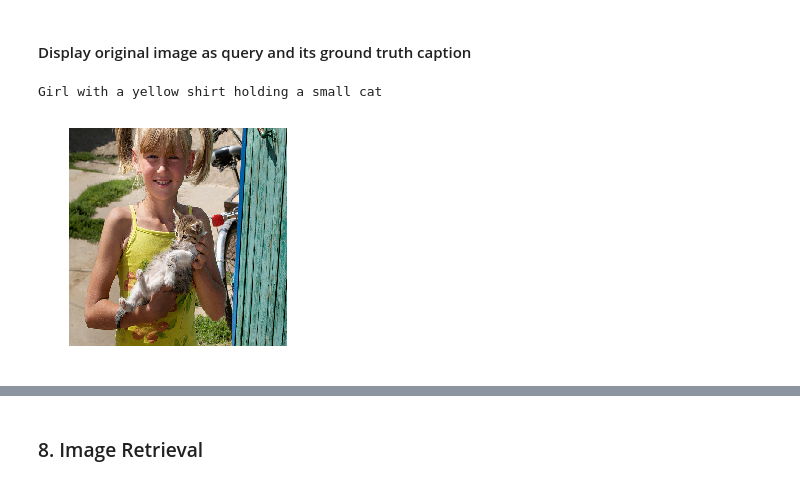
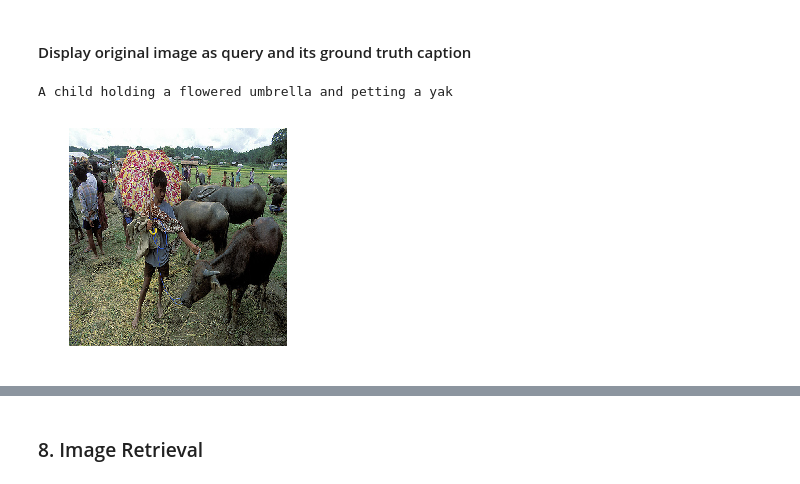
Before and after one commit to diederikw/DaphneDiederikTeam, a Jupyter notebook: Assignment 3/Assignment-3.3.ipynb, the cells around one changed output, grey strips where cells are left out. Cells and saved outputs as stored; diff of their text form; code cells hidden in the pictures.

```diff
--- a/Assignment 3/Assignment-3.3.ipynb
+++ b/Assignment 3/Assignment-3.3.ipynb
@@ -545,33 +538,33 @@ from keras.models import load_model
 # %%
 # YOUR CODE HERE
 
 IMAGE_DATA = 'val2014'
 
 # Load models
 image_model = load_model(os.path.join(MODEL_PATH,'image_model.h5'))
 caption_model = load_model(os.path.join(MODEL_PATH,'caption_model.h5'))
 
 # Load reps
 caption_representations = np.load('caption-rep.npy')
 image_representations = np.load('image-rep.npy')
 
 # choose one image_id from validation set
 # use this id to get filepath of image
-img_id = 2
+img_id = 0
 original_caption = val_caps[val_caption_ids[img_id]].capitalize()
 filepath_image = find_image_url(find_image_id(caption=original_caption))
 
 # display original caption
 print(original_caption)
 
 # DO NOT CHANGE BELOW CODE
 img = image.load_img(os.path.join(IMAGE_DATA,filepath_image), target_size=(224,224))
 plt.imshow(img)
 plt.axis("off")
 plt.show()
 # %% [output]
-Girl with a yellow shirt holding a small cat
+A child holding a flowered umbrella and petting a yak
-[figure, old version]
+[figure, new version]
 # %%
 # function to retrieve caption, given an image query
 
```
Also changed, not shown: parts of 19 cells of this notebook.
